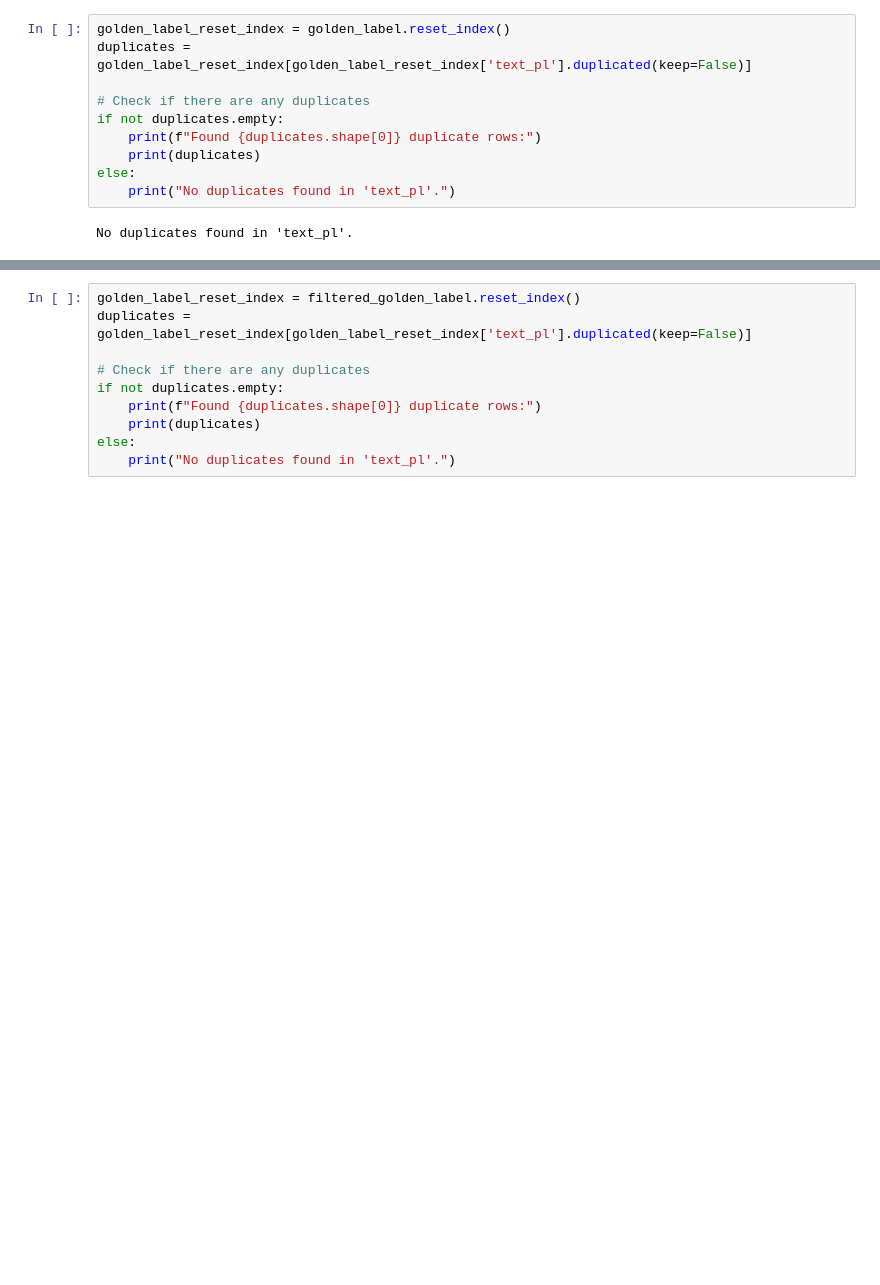
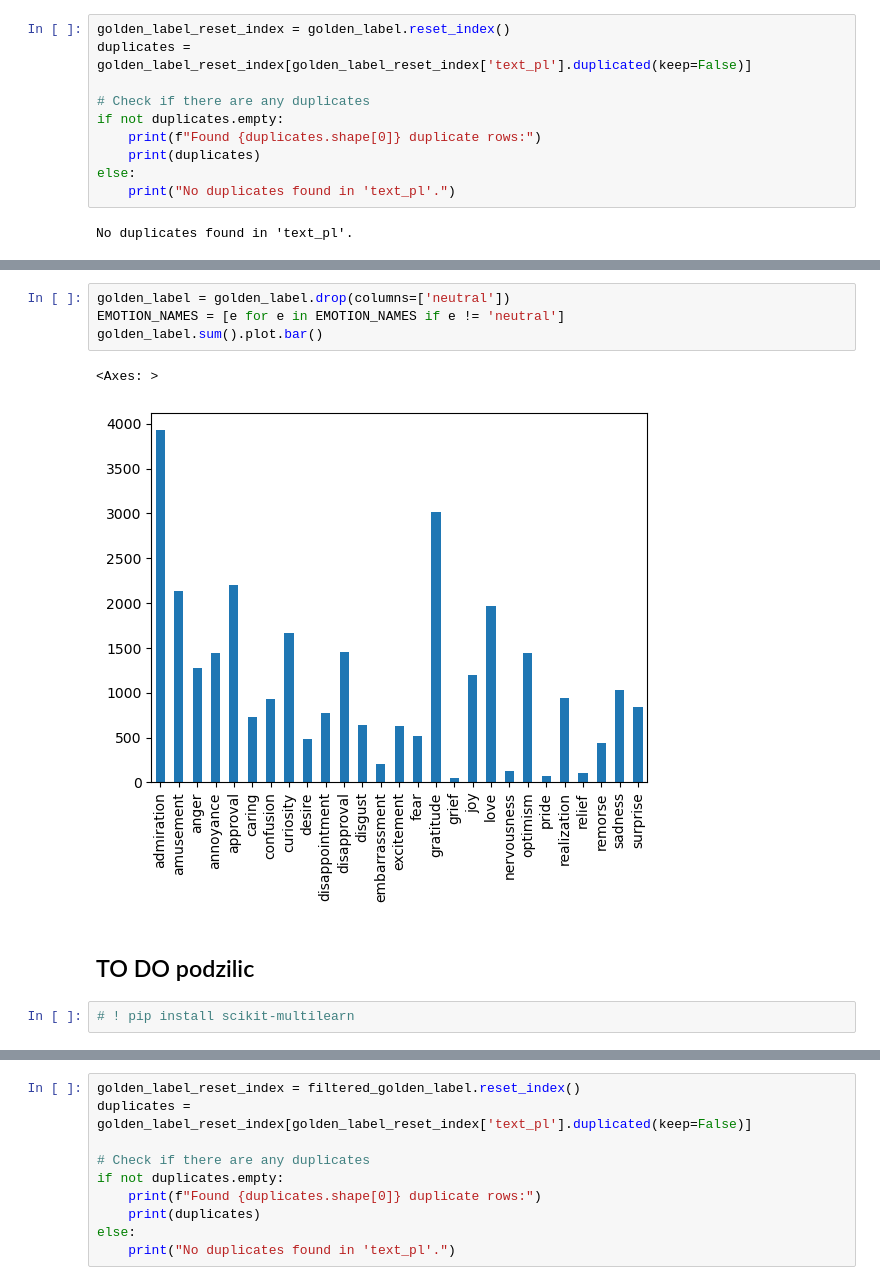
Before and after one commit to IgorCzudy/master_thesis, a Jupyter notebook: notebooks/gold_standard.ipynb, the cells around one changed output, grey strips where cells are left out. Drawn from its saved outputs; the diff is of its cells as text; blank space fills up the shorter version.

```diff
--- a/notebooks/gold_standard.ipynb
+++ b/notebooks/gold_standard.ipynb
@@ -95 +62,12 @@ dtype: object
+# %%
+golden_label = golden_label.drop(columns=['neutral'])
+EMOTION_NAMES = [e for e in EMOTION_NAMES if e != 'neutral']
+golden_label.sum().plot.bar()
+# %% [output]
+<Axes: >
+[figure, added]
+# %% [markdown]
+## TO DO podzilic
+# %%
+# ! pip install scikit-multilearn
 # %%
```
Also changed, not shown: parts of 76 cells of this notebook, 3 other files.
